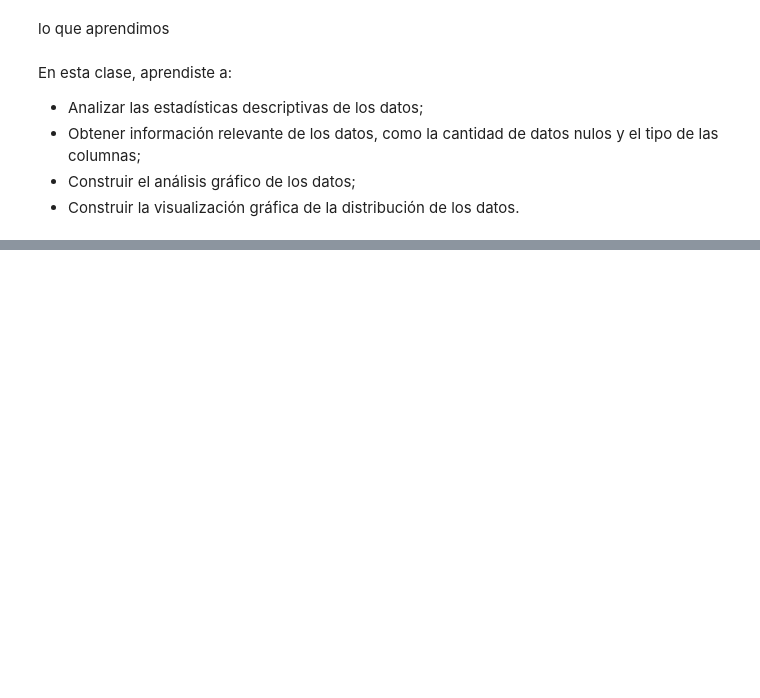
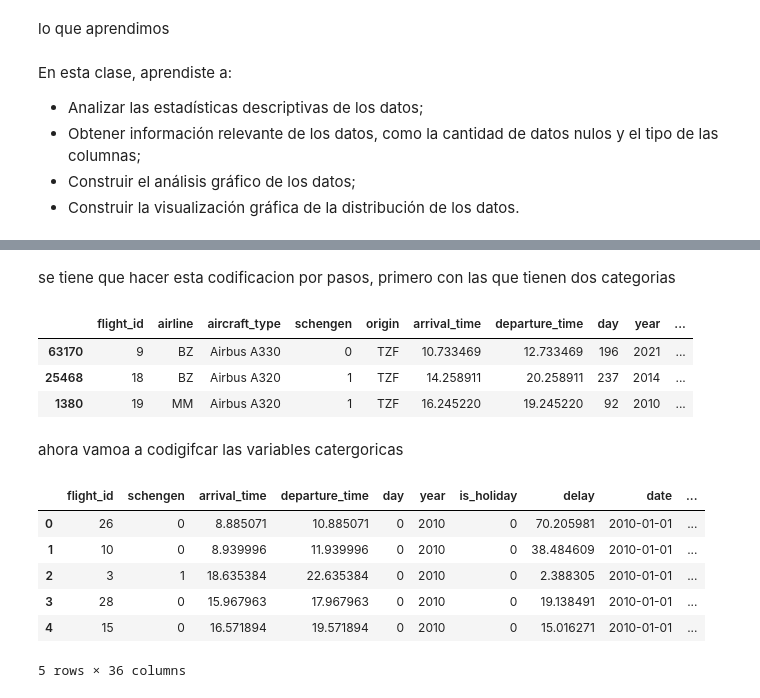
Before and after one commit to Kevincancino26/mis-notebook-de-estudio-, a Jupyter notebook: IA_aumentada_previsión_de_atraso_de_vuelo.ipynb, the cells around one changed output, grey strips where cells are left out. Cells and saved outputs as stored; diff of their text form; code cells hidden in the pictures; blank space fills up the shorter version.

```diff
--- a/IA_aumentada_previsión_de_atraso_de_vuelo.ipynb
+++ b/IA_aumentada_previsión_de_atraso_de_vuelo.ipynb
@@ -259,0 +280,5 @@ En esta clase, aprendiste a:
+# %%
+#creacion de la columna diaz
+df_vuelos['date']=df_vuelos['year'].astype(str)+'-'+(df_vuelos['day']+1).astype(str)#se pone mas uno dado que tenemos que iniciar desde el dia 1 por el metodo daytime y en la columna iniciamos en 0
+df_vuelos['date']=pd.to_datetime(df_vuelos['date'],format='%Y-%j')#usando el metodod e pandas to_datatime y el formato %Y-%j basicamente toma el uno y lo vuelve primero de enor y asi con cada numero hasta el 365
+df_vuelos.head(2)
@@ -259,0 +298,9 @@ En esta clase, aprendiste a:
+# %%
+# con dt.weekday.isin se detectara los dias que esten entre 5 y 6, dado que los dias se empiezan a contar desde 0 (lunes)
+# isin aisla si es si o no de acuerdo a los valores que especifiquemos en la lista
+df_vuelos['is_weekend'] = df_vuelos['date'].dt.weekday.isin([5, 6])
+
+# Usamos .dt.day_name() para obtener el nombre del día
+df_vuelos['day_name'] = df_vuelos['date'].dt.day_name()
+
+df_vuelos[['date', 'is_weekend', 'day_name']].sample(10)
@@ -259,0 +370,26 @@ En esta clase, aprendiste a:
+# %% [markdown]
+se tiene que hacer esta codificacion por pasos, primero con las que tienen dos categorias
+# %%
+df_vuelos['schengen']=df_vuelos['schengen'].replace({'non-schengen':0,'schengen':1})
+df_vuelos['is_holiday']=df_vuelos['is_holiday'].replace({False:0,True:1})
+df_vuelos['is_weekend']=df_vuelos['is_weekend'].replace({False:0,True:1})
+df_vuelos.sample(3)
+# %% [output]
+|  | flight_id | airline | aircraft_type | schengen | origin | arrival_time | departure_time | day | year | ... |
+| 63170 | 9 | BZ | Airbus A330 | 0 | TZF | 10.733469 | 12.733469 | 196 | 2021 | ... |
+| 25468 | 18 | BZ | Airbus A320 | 1 | TZF | 14.258911 | 20.258911 | 237 | 2014 | ... |
+| 1380 | 19 | MM | Airbus A320 | 1 | TZF | 16.245220 | 19.245220 | 92 | 2010 | ... |
+# %% [markdown]
+ahora vamoa a codigifcar las variables catergoricas
+# %%
+categoricas=['airline','aircraft_type','origin','day_name']
+#vamos a usar un metodo de pandas que nos permite codificar nuestras variables con 0 y 1 de forma numera metodo get_dommies
+pd.get_dummies(data=df_vuelos,columns=categoricas,dtype=int).head()
+# %% [output]
+|  | flight_id | schengen | arrival_time | departure_time | day | year | is_holiday | delay | date | ... |
+| 0 | 26 | 0 | 8.885071 | 10.885071 | 0 | 2010 | 0 | 70.205981 | 2010-01-01 | ... |
+| 1 | 10 | 0 | 8.939996 | 11.939996 | 0 | 2010 | 0 | 38.484609 | 2010-01-01 | ... |
+| 2 | 3 | 1 | 18.635384 | 22.635384 | 0 | 2010 | 0 | 2.388305 | 2010-01-01 | ... |
+| 3 | 28 | 0 | 15.967963 | 17.967963 | 0 | 2010 | 0 | 19.138491 | 2010-01-01 | ... |
+| 4 | 15 | 0 | 16.571894 | 19.571894 | 0 | 2010 | 0 | 15.016271 | 2010-01-01 | ... |
+5 rows × 36 columns
```
Also changed, not shown: parts of 28 cells of this notebook.
